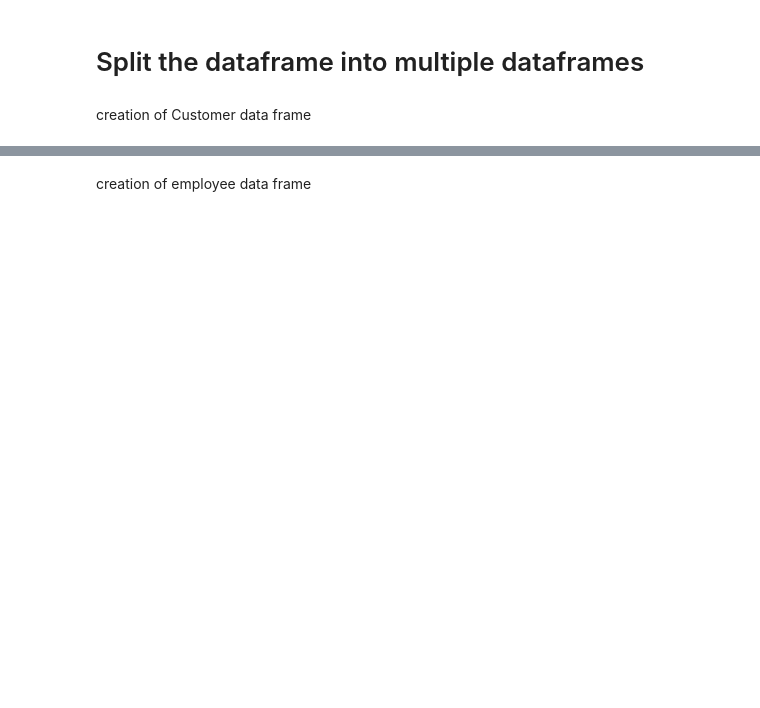
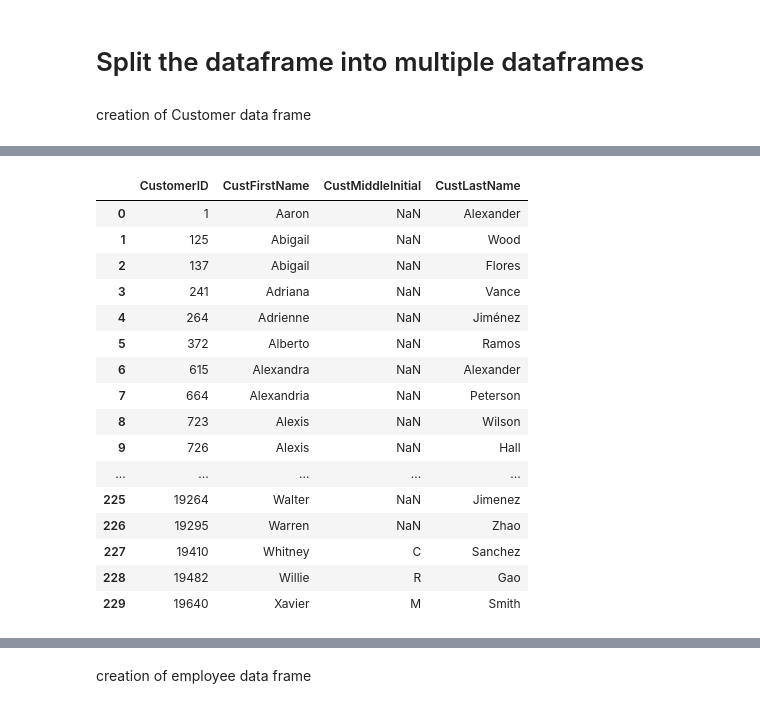
Before and after one commit to vinayak-parab/Data_Management_ETL, a Jupyter notebook: DM_ETL.ipynb, the cells around one changed output, grey strips where cells are left out. Saved outputs shown, nothing was run; the diff lists cells and outputs as text; code cells hidden in the pictures; blank space fills up the shorter version.

```diff
--- a/DM_ETL.ipynb
+++ b/DM_ETL.ipynb
@@ -259,4 +208,9 @@ creation of Customer data frame
 # %%
 # perform group by operation to get the counts
 # tmpcstdf = df.groupby(['CustomerID','CustFirstName','CustMiddleInitial','CustLastName'])['SalesID'].nunique()
-tmpcstdf = df.groupby(['CustomerID','CustFirstName','CustMiddleInitial','CustLastName'])
+tmpcstname = df.groupby(['CustomerID'])['CustFirstName'].value_counts(dropna = False)
+tmpcstname=tmpcstname.to_frame()
+tmpcstname.columns=['counts']
+tmpcstname=tmpcstname.reset_index(level=['CustFirstName', 'CustomerID'])
+tmpcstname=tmpcstname.drop_duplicates(subset='CustomerID', keep='first')
+tmpcstname
@@ -309,0 +296,20 @@ cstdf = tmpcstdf[['CustomerID','CustFirstName','CustMiddleInitial','CustLastName
+# %%
+cstdf
+# %% [output]
+|  | CustomerID | CustFirstName | CustMiddleInitial | CustLastName |
+| 0 | 1 | Aaron | NaN | Alexander |
+| 1 | 125 | Abigail | NaN | Wood |
+| 2 | 137 | Abigail | NaN | Flores |
+| 3 | 241 | Adriana | NaN | Vance |
+| 4 | 264 | Adrienne | NaN | Jiménez |
+| 5 | 372 | Alberto | NaN | Ramos |
+| 6 | 615 | Alexandra | NaN | Alexander |
+| 7 | 664 | Alexandria | NaN | Peterson |
+| 8 | 723 | Alexis | NaN | Wilson |
+| 9 | 726 | Alexis | NaN | Hall |
+| ... | ... | ... | ... | ... |
+| 225 | 19264 | Walter | NaN | Jimenez |
+| 226 | 19295 | Warren | NaN | Zhao |
+| 227 | 19410 | Whitney | C | Sanchez |
+| 228 | 19482 | Willie | R | Gao |
+| 229 | 19640 | Xavier | M | Smith |
```
Also changed, not shown: parts of 30 cells of this notebook.
